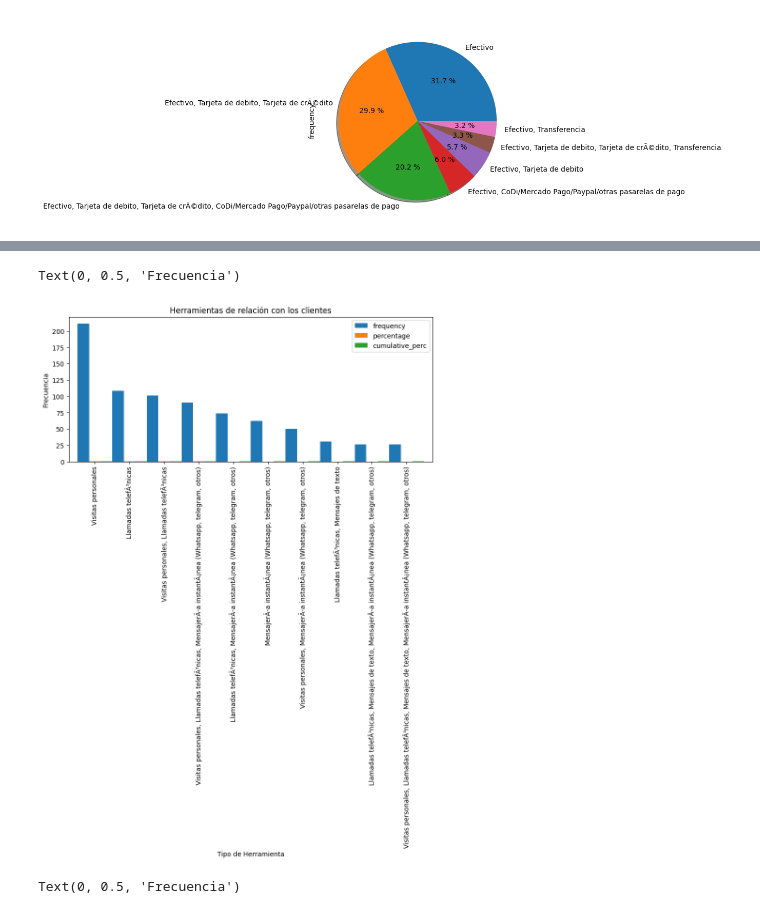
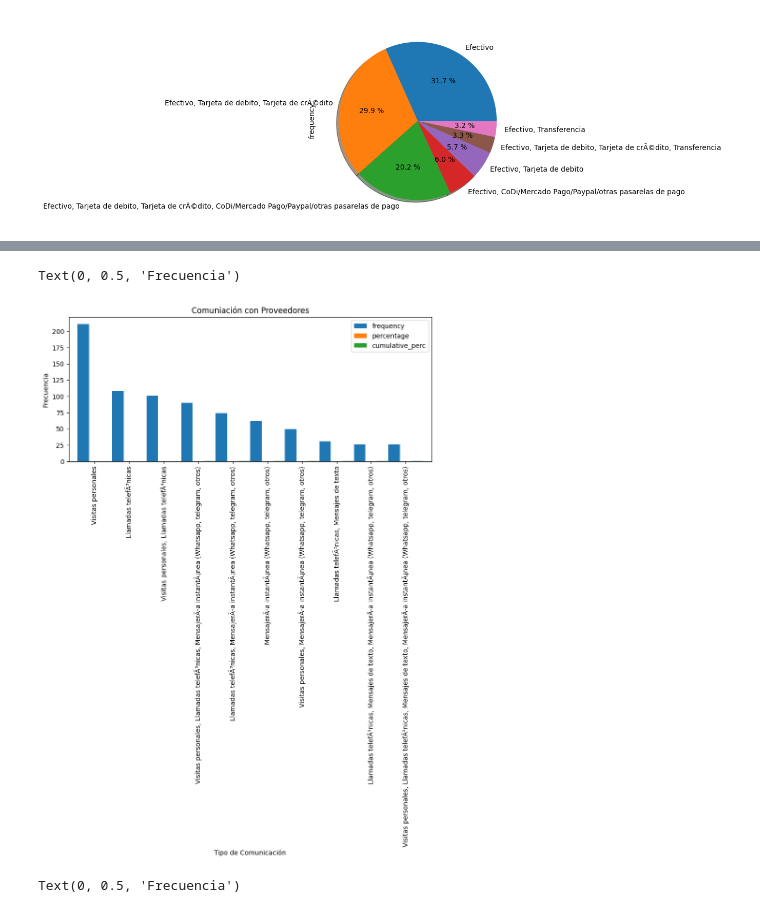
Before and after one commit to RoyJalil/RETOFINAL, a Jupyter notebook: CODIGOFINALRETO.ipynb, the cells around one changed output, grey strips where cells are left out. Cells and saved outputs as stored; diff of their text form; code cells hidden in the pictures.

```diff
--- a/CODIGOFINALRETO.ipynb
+++ b/CODIGOFINALRETO.ipynb
@@ -412,21 +412,21 @@ Text(0, 0.5, 'Frecuencia')
 # %%
 #Obtengo un análisis univariado de una variable categórica en específico
 table1= freq_tbl(Dataframe_final_reto['Â¿A travÃ©s de cuÃ¡les de los siguientes medios se comunicas con los proveedores?'])
 table1
 #Obtengo un filtro de los valores más reelevantes de la variables categórica seleccionada
 Filtro1= table1[table1['frequency']>25]
 Filtro1
 #Ajusto el indice de mi dataframe
 Filtro_index1= Filtro1.set_index('Â¿A travÃ©s de cuÃ¡les de los siguientes medios se comunicas con los proveedores?')
 Filtro_index1
 #Realizamos grafico de barras del dataframe filtrado
 Filtro_index1.plot(kind = 'bar', width=1, figsize=(10,4))
-plt.title('Herramientas de relación con los clientes')
-plt.xlabel('Tipo de Herramienta')
+plt.title('Comuniación con Proveedores')
+plt.xlabel('Tipo de Comunicación')
 plt.ylabel('Frecuencia')
 # %% [output]
 Text(0, 0.5, 'Frecuencia')
-[figure, old version]
+[figure, new version]
 # %%
 #Obtengo un análisis univariado de una variable categórica en específico
 table1= freq_tbl(Dataframe_final_reto['Â¿A travÃ©s de cuÃ¡les de los siguientes medios recibes pedidos de los clientes?'])
```
Also changed, not shown: parts of 6 cells of this notebook.
